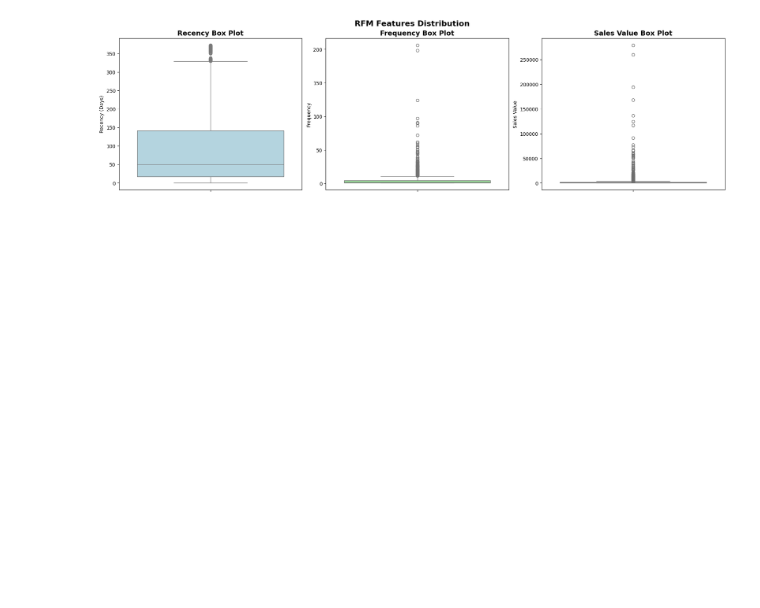
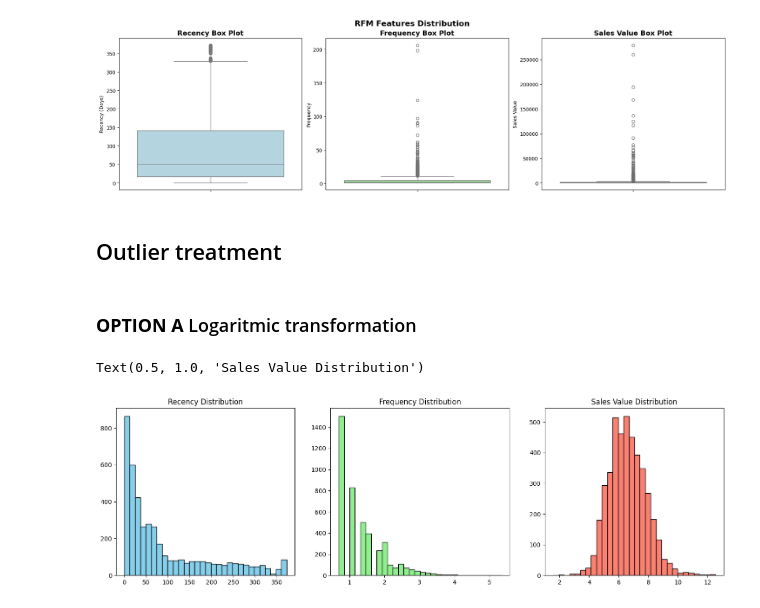
Before and after one commit to CaballeroRAR/ds_projects_collabs, a Jupyter notebook: 1-cluster_retail_uci/notebook/cluster_retail.ipynb, the cells around one changed output. Saved outputs shown, nothing was run; the diff lists cells and outputs as text; code cells hidden in the pictures; blank space fills up the shorter version.

```diff
--- a/1-cluster_retail_uci/notebook/cluster_retail.ipynb
+++ b/1-cluster_retail_uci/notebook/cluster_retail.ipynb
@@ -667,3 +747,23 @@ plt.suptitle('RFM Features Distribution', fontsize=16, fontweight='bold')
 plt.show()
 # %% [output]
 [figure]
+# %% [markdown]
+## Outlier treatment
+# %% [markdown]
+### **OPTION A** Logaritmic transformation
+# %%
+columns_to_transform =['frequency', 'sale_value']
+df_test_log = log_transform_column(df_rfm, columns_to_transform, True)
+# print(df_test_log.info())
+# %%
+# Graph distributions of RFM features
+fig, axes = plt.subplots(1, 3, figsize=(18, 5))
+axes[0].hist(df_test_log['recency_days'], bins=30, color='skyblue', edgecolor='black')
+axes[0].set_title('Recency Distribution')
+axes[1].hist(df_test_log['frequency_log'], bins=30, color='lightgreen', edgecolor='black')
+axes[1].set_title('Frequency Distribution')
+axes[2].hist(df_test_log['sale_value_log'], bins=30, color='salmon', edgecolor='black')
+axes[2].set_title('Sales Value Distribution')
+# %% [output]
+Text(0.5, 1.0, 'Sales Value Distribution')
+[figure, added]
```
Also changed, not shown: parts of 21 cells of this notebook, 1 other file.
